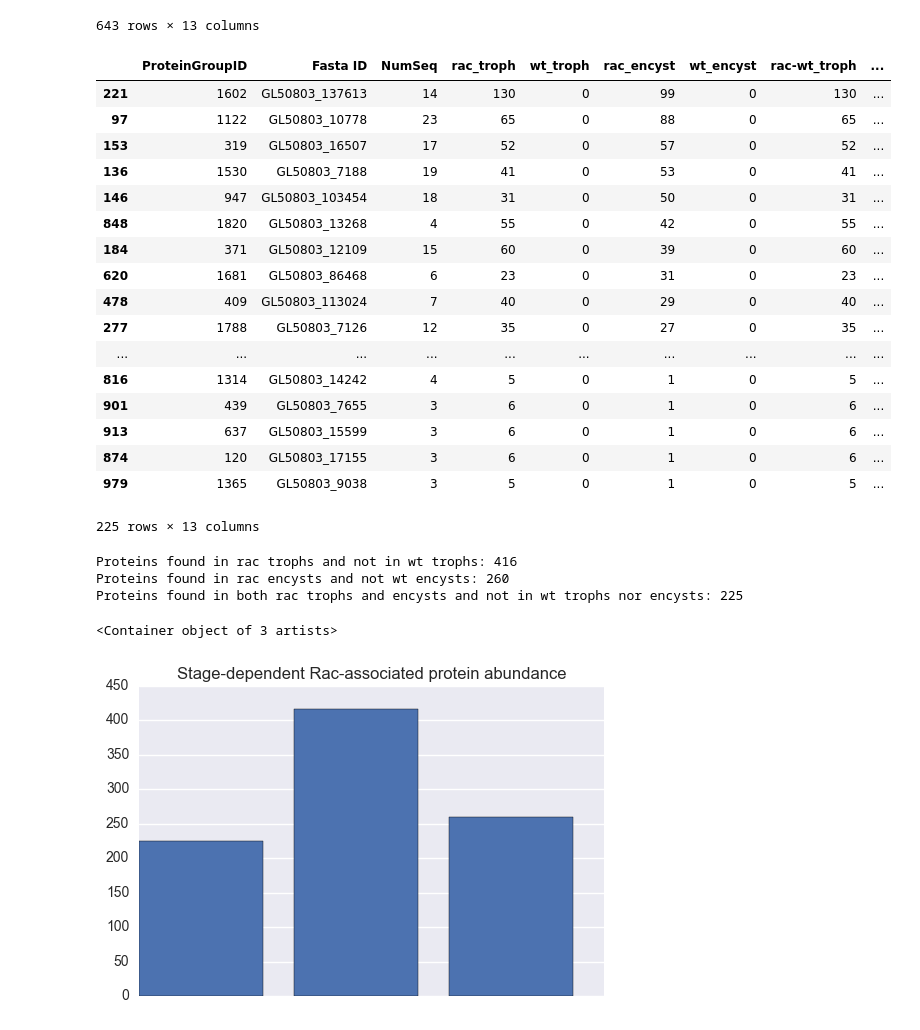
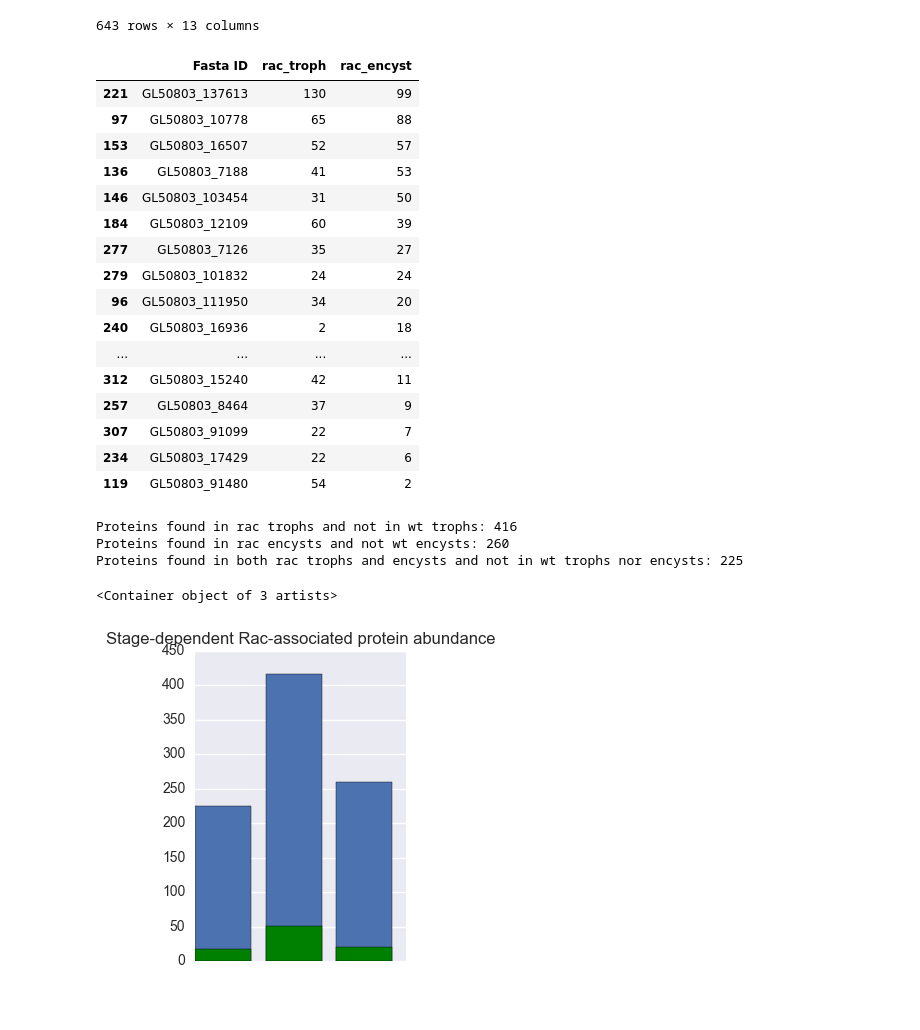
Before and after one commit to atpased/Giardia-encystation-Rac-interactors-, a Jupyter notebook: Giardia.ipynb, the cells around one changed output. Drawn from its saved outputs; the diff is of its cells as text; code cells hidden in the pictures.

Commit message:
coverage contrasts

```diff
--- a/Giardia.ipynb
+++ b/Giardia.ipynb
@@ -133,33 +133,38 @@ troph_prot_by_dif[troph_prot_by_dif.rac_wt_troph > 0]
 protein_data = pd.read_csv('GeneByLocusTag_Summary.txt', sep = '\t')
 # %%
-#troph_prot_div
+troph_no_wt_full = troph_prot_by_dif[(troph_prot_by_dif.rac_troph > 0) & (troph_prot_by_dif.wt_troph == 0)]
+encyst_no_wt_full = encyst_prot_by_dif[(encyst_prot_by_dif.rac_encyst > 0) & (encyst_prot_by_dif.wt_encyst == 0)]
+both_no_wt_full = encyst_prot_by_dif[(encyst_prot_by_dif.rac_encyst > 0) & (encyst_prot_by_dif.wt_encyst == 0) & (encyst_prot_by_dif.rac_troph > 0) & (encyst_prot_by_dif.wt_troph == 0)]
+both_no_wt_ns10 = both_no_wt_full[both_no_wt_full.NumSeq > 10]
+troph_no_wt_ns10 = troph_no_wt_full[troph_no_wt_full.NumSeq > 10]
+encyst_no_wt_ns10 = encyst_no_wt_full[encyst_no_wt_full.NumSeq > 10]
 
-troph_prot_by_dif[(troph_prot_by_dif.rac_troph > 0) & (troph_prot_by_dif.wt_troph == 0)]
-encyst_prot_by_dif[(encyst_prot_by_dif.rac_encyst > 0) & (encyst_prot_by_dif.wt_encyst == 0)]
-encyst_prot_by_dif[(encyst_prot_by_dif.rac_encyst > 0) & (encyst_prot_by_dif.wt_encyst == 0) & (encyst_prot_by_dif.rac_troph > 0) & (encyst_prot_by_dif.wt_troph == 0)]
+both_no_wt_ns10.loc[:,['Fasta ID','rac_troph','rac_encyst']]
+#This is a table of the proteins of the highest coverage in both troph and encyst stages
+#that also have no representation in the wild-type samples
 # %% [output]
-|  | ProteinGroupID | Fasta ID | NumSeq | rac_troph | wt_troph | rac_encyst | wt_encyst | rac-wt_troph | ... |
-| 221 | 1602 | GL50803_137613 | 14 | 130 | 0 | 99 | 0 | 130 | ... |
-| 97 | 1122 | GL50803_10778 | 23 | 65 | 0 | 88 | 0 | 65 | ... |
-| 153 | 319 | GL50803_16507 | 17 | 52 | 0 | 57 | 0 | 52 | ... |
-| 136 | 1530 | GL50803_7188 | 19 | 41 | 0 | 53 | 0 | 41 | ... |
-| 146 | 947 | GL50803_103454 | 18 | 31 | 0 | 50 | 0 | 31 | ... |
-| 848 | 1820 | GL50803_13268 | 4 | 55 | 0 | 42 | 0 | 55 | ... |
-| 184 | 371 | GL50803_12109 | 15 | 60 | 0 | 39 | 0 | 60 | ... |
-| 620 | 1681 | GL50803_86468 | 6 | 23 | 0 | 31 | 0 | 23 | ... |
-| 478 | 409 | GL50803_113024 | 7 | 40 | 0 | 29 | 0 | 40 | ... |
-| 277 | 1788 | GL50803_7126 | 12 | 35 | 0 | 27 | 0 | 35 | ... |
-| ... | ... | ... | ... | ... | ... | ... | ... | ... | ... |
-| 816 | 1314 | GL50803_14242 | 4 | 5 | 0 | 1 | 0 | 5 | ... |
-| 901 | 439 | GL50803_7655 | 3 | 6 | 0 | 1 | 0 | 6 | ... |
-| 913 | 637 | GL50803_15599 | 3 | 6 | 0 | 1 | 0 | 6 | ... |
-| 874 | 120 | GL50803_17155 | 3 | 6 | 0 | 1 | 0 | 6 | ... |
-| 979 | 1365 | GL50803_9038 | 3 | 5 | 0 | 1 | 0 | 5 | ... |
+|  | Fasta ID | rac_troph | rac_encyst |
+| 221 | GL50803_137613 | 130 | 99 |
+| 97 | GL50803_10778 | 65 | 88 |
+| 153 | GL50803_16507 | 52 | 57 |
+| 136 | GL50803_7188 | 41 | 53 |
+| 146 | GL50803_103454 | 31 | 50 |
+| 184 | GL50803_12109 | 60 | 39 |
+| 277 | GL50803_7126 | 35 | 27 |
+| 279 | GL50803_101832 | 24 | 24 |
+| 96 | GL50803_111950 | 34 | 20 |
+| 240 | GL50803_16936 | 2 | 18 |
+| ... | ... | ... | ... |
+| 312 | GL50803_15240 | 42 | 11 |
+| 257 | GL50803_8464 | 37 | 9 |
+| 307 | GL50803_91099 | 22 | 7 |
+| 234 | GL50803_17429 | 22 | 6 |
+| 119 | GL50803_91480 | 54 | 2 |
-225 rows × 13 columns
 # %%
-both_no_wt = len(encyst_prot_by_dif[(encyst_prot_by_dif.rac_encyst > 0) & (encyst_prot_by_dif.wt_encyst == 0) & (encyst_prot_by_dif.rac_troph > 0) & (encyst_prot_by_dif.wt_troph == 0)])
-just_rac_troph = len(troph_prot_by_dif[(troph_prot_by_dif.rac_troph > 0) & (troph_prot_by_dif.wt_troph == 0)])
-just_rac_encyst = len(encyst_prot_by_dif[(encyst_prot_by_dif.rac_encyst > 0) & (encyst_prot_by_dif.wt_encyst == 0)])
+both_no_wt = len(both_no_wt_full)
+just_rac_troph = len(troph_no_wt_full)
+just_rac_encyst = len(encyst_no_wt_full)
+
 print('Proteins found in rac trophs and not in wt trophs:', just_rac_troph)
 print('Proteins found in rac encysts and not wt encysts:', just_rac_encyst)
 print('Proteins found in both rac trophs and encysts and not in wt trophs nor encysts:', both_no_wt)
@@ -167,17 +172,22 @@ print('Proteins found in both rac trophs and encysts and not in wt trophs nor en
 Proteins found in rac trophs and not in wt trophs: 416
 Proteins found in rac encysts and not wt encysts: 260
 Proteins found in both rac trophs and encysts and not in wt trophs nor encysts: 225
+# %%
+both_no_wt_ns10 = len(both_no_wt_ns10)
+just_rac_troph_ns10 = len(troph_no_wt_ns10)
+just_rac_encyst_ns10 = len(encyst_no_wt_ns10)
 # %%
 #Proteins found bar chart
 stats = np.array([both_no_wt,just_rac_troph,just_rac_encyst])
 
 fig = plt.figure()
 
-ax3 = fig.add_subplot(111)
+ax3 = fig.add_subplot(121)
 ax3.set_title('Stage-dependent Rac-associated protein abundance')
 x_axis = ax3.axes.get_xaxis()
 x_axis.set_visible(False)
 plt.bar([1,2,3],stats)
+plt.bar([1,2,3],[both_no_wt_ns10, just_rac_troph_ns10, just_rac_encyst_ns10], color = 'green')
 # %% [output]
 <Container object of 3 artists>
-[figure, old version]
+[figure, new version]
```
Also changed, not shown: parts of 1 cell of this notebook.
